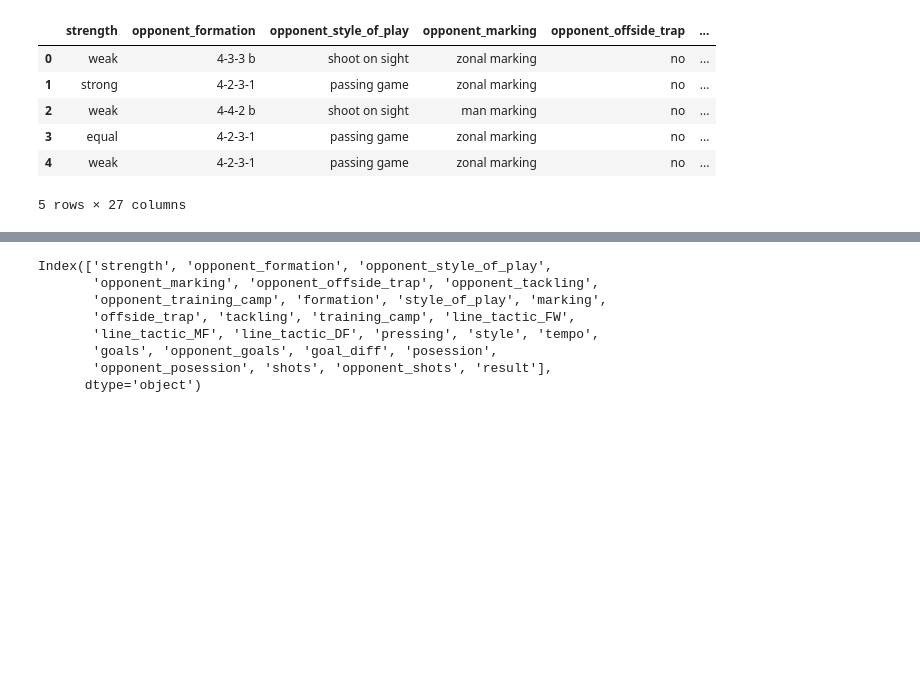
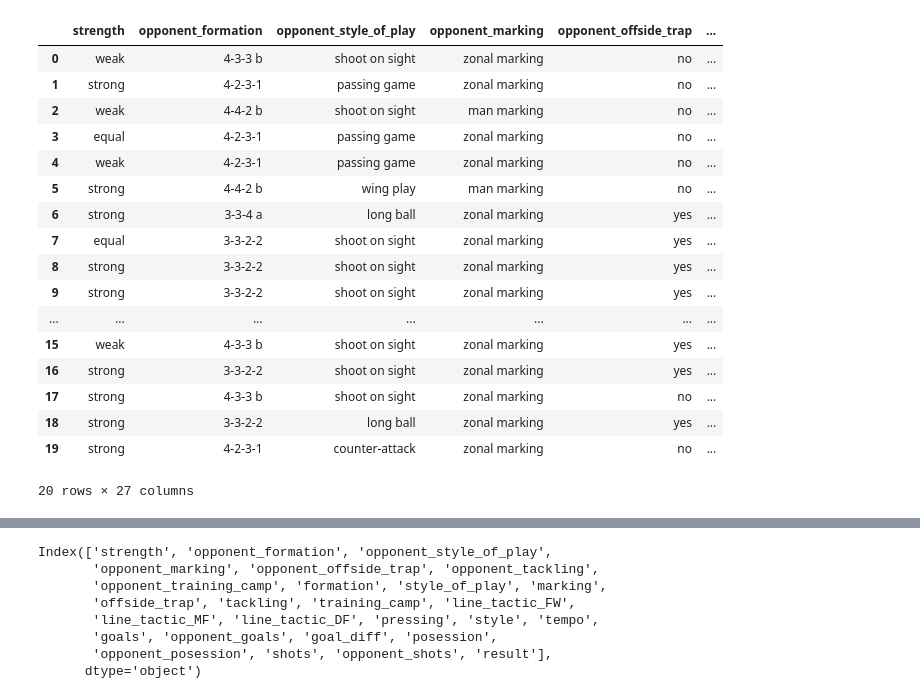
Before and after one commit to graceyudhaaa/osm-data-analysis, a Jupyter notebook: notebook/2.0-gys-tactic-recommendation.ipynb, the cells around one changed output, grey strips where cells are left out. Drawn from its saved outputs; the diff is of its cells as text; code cells hidden in the pictures; blank space fills up the shorter version.

```diff
--- a/notebook/2.0-gys-tactic-recommendation.ipynb
+++ b/notebook/2.0-gys-tactic-recommendation.ipynb
@@ -3,12 +3,23 @@ import pandas as pd
 import numpy as np
 # %%
 df = pd.read_csv('../data/processed/osm_data.csv')
-df.head()
+df.head(20)
 # %% [output]
 |  | strength | opponent_formation | opponent_style_of_play | opponent_marking | opponent_offside_trap | ... |
 | 0 | weak | 4-3-3 b | shoot on sight | zonal marking | no | ... |
 | 1 | strong | 4-2-3-1 | passing game | zonal marking | no | ... |
 | 2 | weak | 4-4-2 b | shoot on sight | man marking | no | ... |
 | 3 | equal | 4-2-3-1 | passing game | zonal marking | no | ... |
 | 4 | weak | 4-2-3-1 | passing game | zonal marking | no | ... |
+| 5 | strong | 4-4-2 b | wing play | man marking | no | ... |
+| 6 | strong | 3-3-4 a | long ball | zonal marking | yes | ... |
+| 7 | equal | 3-3-2-2 | shoot on sight | zonal marking | yes | ... |
+| 8 | strong | 3-3-2-2 | shoot on sight | zonal marking | yes | ... |
+| 9 | strong | 3-3-2-2 | shoot on sight | zonal marking | yes | ... |
+| ... | ... | ... | ... | ... | ... | ... |
+| 15 | weak | 4-3-3 b | shoot on sight | zonal marking | yes | ... |
+| 16 | strong | 3-3-2-2 | shoot on sight | zonal marking | yes | ... |
+| 17 | strong | 4-3-3 b | shoot on sight | zonal marking | no | ... |
+| 18 | strong | 3-3-2-2 | long ball | zonal marking | yes | ... |
+| 19 | strong | 4-2-3-1 | counter-attack | zonal marking | no | ... |
-5 rows × 27 columns
+20 rows × 27 columns
```
Also changed, not shown: parts of 3 cells of this notebook, 5 other files.
